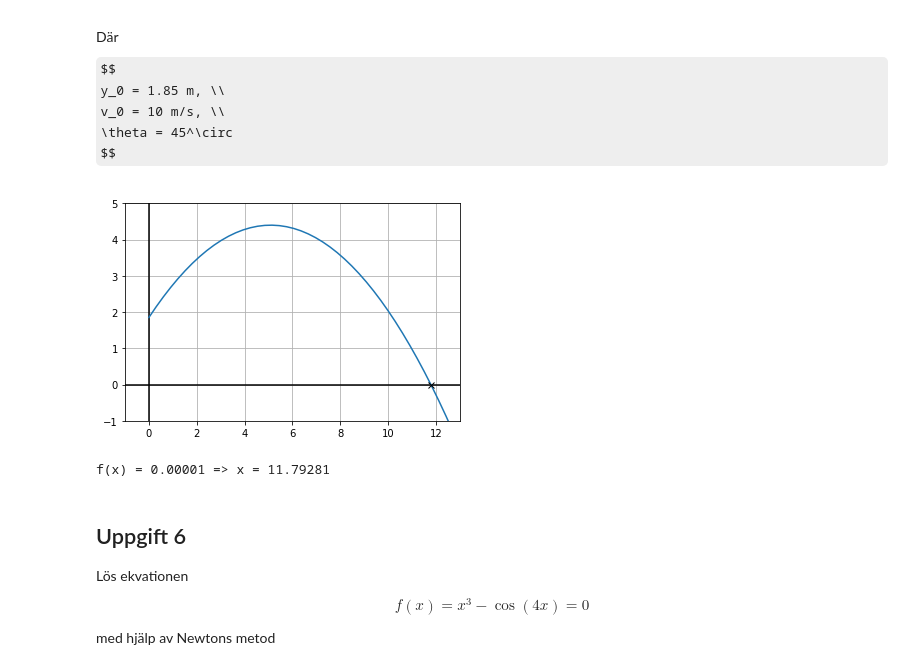
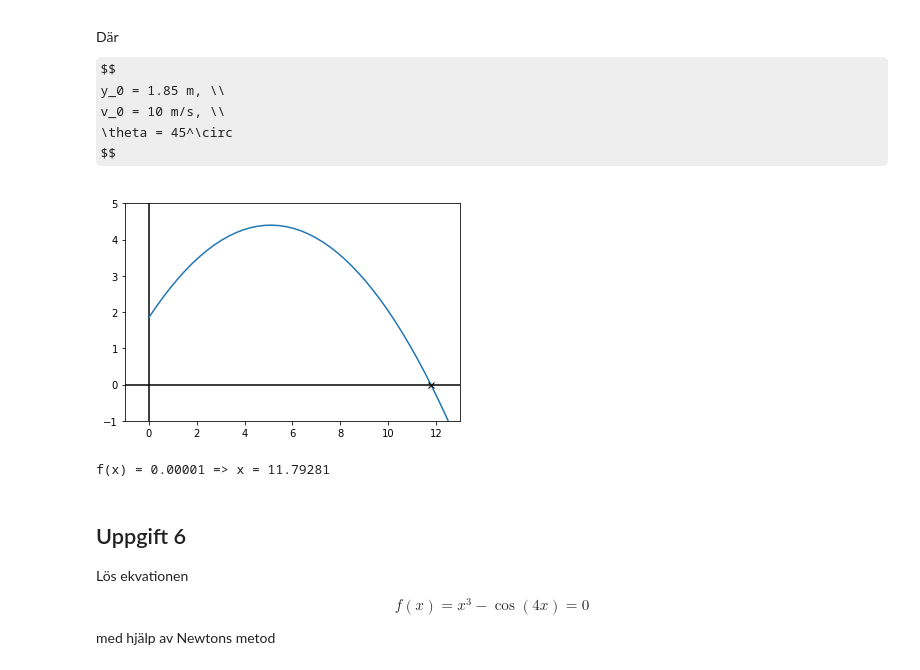
Before and after one commit to AvekvistSeffra/python-playground, a Jupyter notebook: datalabb1.ipynb, the cells around one changed output. Cells and saved outputs as stored; diff of their text form; code cells hidden in the pictures; some formulas as TeX source.

```diff
--- a/datalabb1.ipynb
+++ b/datalabb1.ipynb
@@ -139,33 +138,32 @@ $$
 # %%
 x = np.linspace(0, 30, num=100)
 
 def f(x):
     y0 = 1.85
     v = 10
     g = 9.81
     theta = 45
     t = theta * np.pi / 180
     a = g / (2 * (v ** 2) * (np.cos(t) ** 2))
     b = (v ** 2) * np.sin(2 * t) / (2 * g)
     c = (v ** 2) * (np.sin(t) ** 2) / (2 * g)
     return y0 - a * ((x - b) ** 2) + c
 
 plt.axis([-1, 13, -1, 5])
 plt.axhline(0, color="black")
 plt.axvline(0, color="black")
-plt.grid(b=True)
 plt.plot(x, f(x))
 
 (a, b) = (11, 12)
 x = min_bisect(f, (a, b))
 
 plt.plot(x, 0, "kx")
 
 plt.show()
 
 print(f"f(x) = {f(x):0.5f} => x = {x:0.5f}")
 # %% [output]
-[figure, old version]
+[figure, new version]
 f(x) = 0.00001 => x = 11.79281
 # %% [markdown]
 ## Uppgift 6
```
Also changed, not shown: parts of 1 cell of this notebook.
